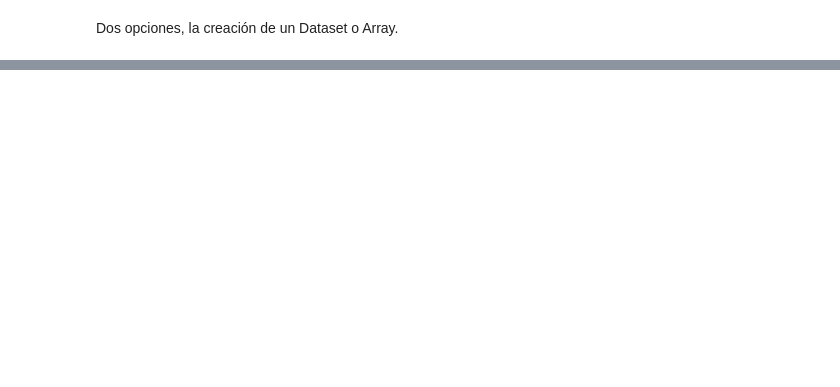
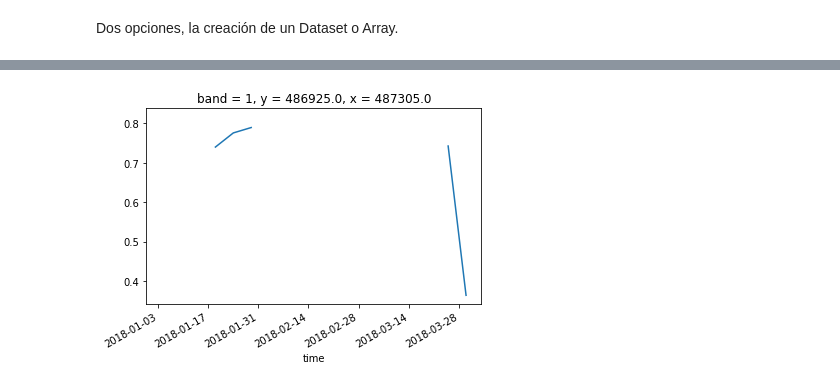
Before and after one commit to alexsalr/ciat_monitor_crops, a Jupyter notebook: Load&Analysis_test.ipynb, the cells around one changed output, grey strips where cells are left out. Drawn from its saved outputs; the diff is of its cells as text; code cells hidden in the pictures; blank space fills up the shorter version.

```diff
--- a/Load&Analysis_test.ipynb
+++ b/Load&Analysis_test.ipynb
@@ -742,0 +40,5 @@ CRS({'init': u'epsg:32618'})
+# %%
+#%matplotlib inline
+time_series = s2_xds['NDVI'].where(s2_xds.mask).sel(y=486925, x=487305).sortby('time').plot()
+# %% [output]
+[figure, added]
```
Also changed, not shown: parts of 53 cells of this notebook, 4 other files.
